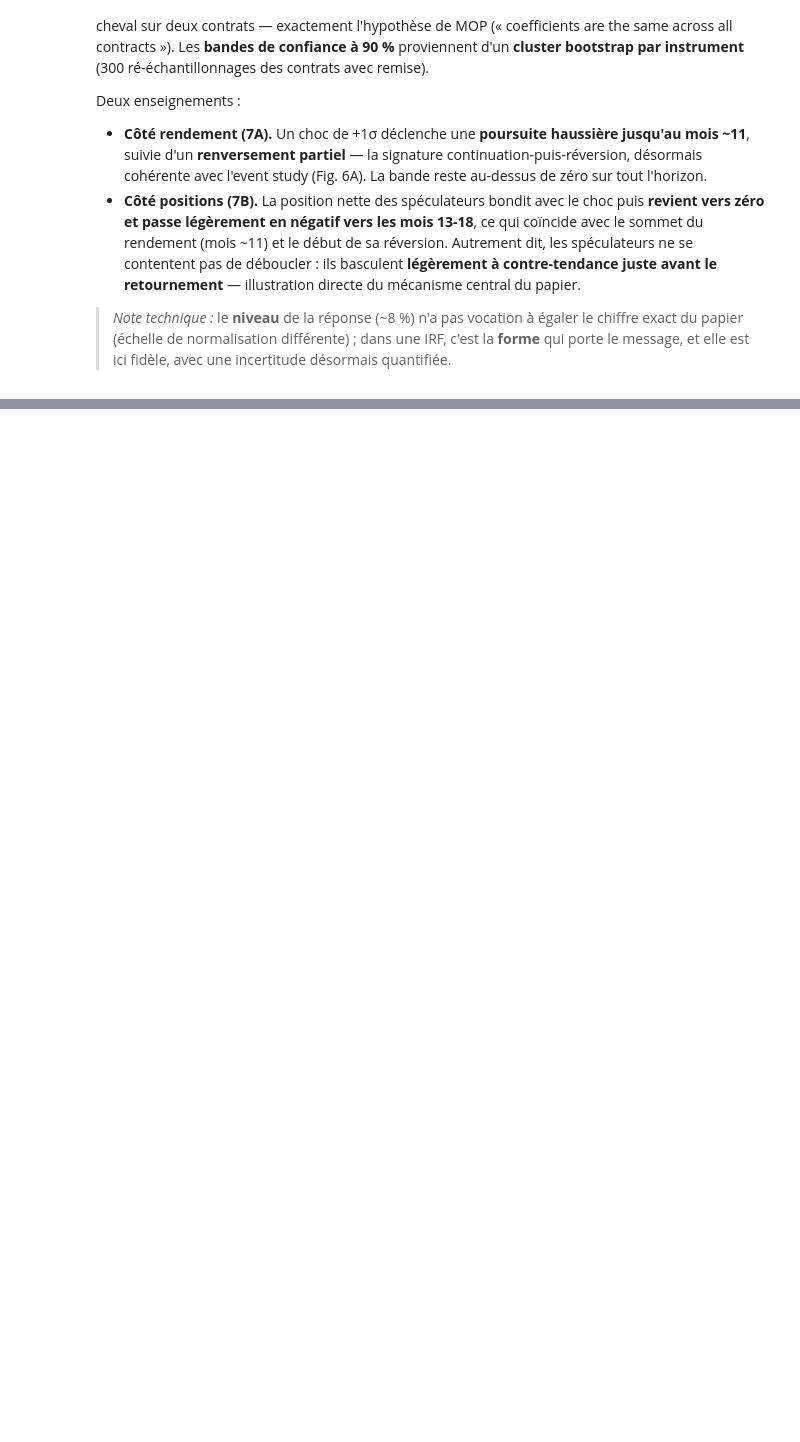
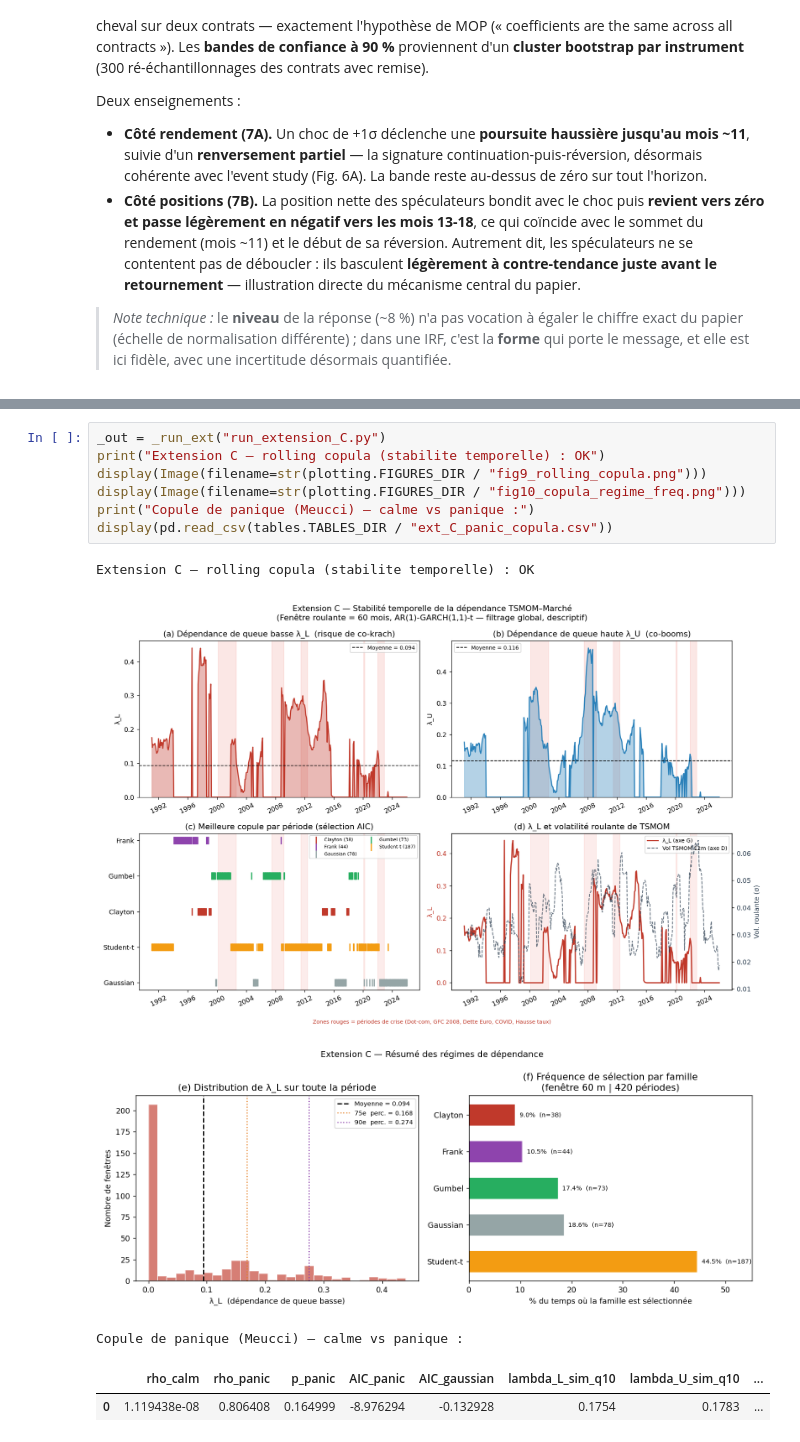
Before and after one commit to Mariuscalaque/Moskowitz-HuaOoi-Pedersen-Time-Series-Momentum-, a Jupyter notebook: replication_complete.ipynb, the cells around one changed output, grey strips where cells are left out. Saved outputs shown, nothing was run; the diff lists cells and outputs as text; blank space fills up the shorter version.

```diff
--- a/replication_complete.ipynb
+++ b/replication_complete.ipynb
@@ -559,0 +822,14 @@ Deux enseignements :
+# %%
+_out = _run_ext("run_extension_C.py")
+print("Extension C — rolling copula (stabilite temporelle) : OK")
+display(Image(filename=str(plotting.FIGURES_DIR / "fig9_rolling_copula.png")))
+display(Image(filename=str(plotting.FIGURES_DIR / "fig10_copula_regime_freq.png")))
+print("Copule de panique (Meucci) — calme vs panique :")
+display(pd.read_csv(tables.TABLES_DIR / "ext_C_panic_copula.csv"))
+# %% [output]
+Extension C — rolling copula (stabilite temporelle) : OK
+[figure, added]
+[figure, added]
+Copule de panique (Meucci) — calme vs panique :
+|  | rho_calm | rho_panic | p_panic | AIC_panic | AIC_gaussian | lambda_L_sim_q10 | lambda_U_sim_q10 | ... |
+| 0 | 1.119438e-08 | 0.806408 | 0.164999 | -8.976294 | -0.132928 | 0.1754 | 0.1783 | ... |
```
Also changed, not shown: parts of 23 cells of this notebook, 23 other files.
